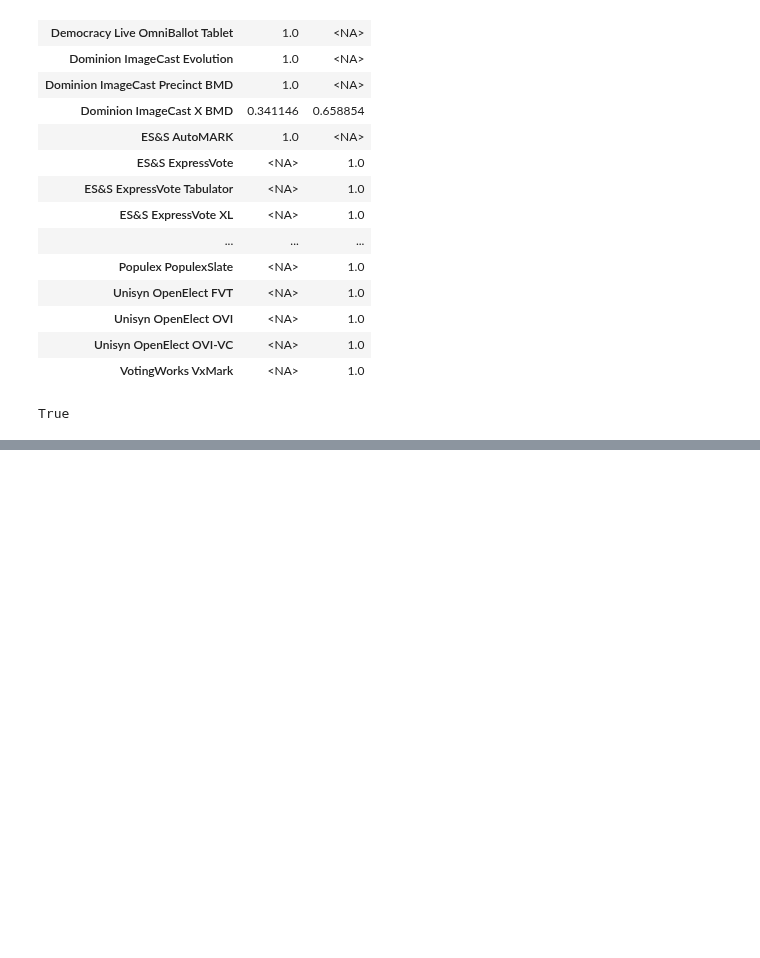
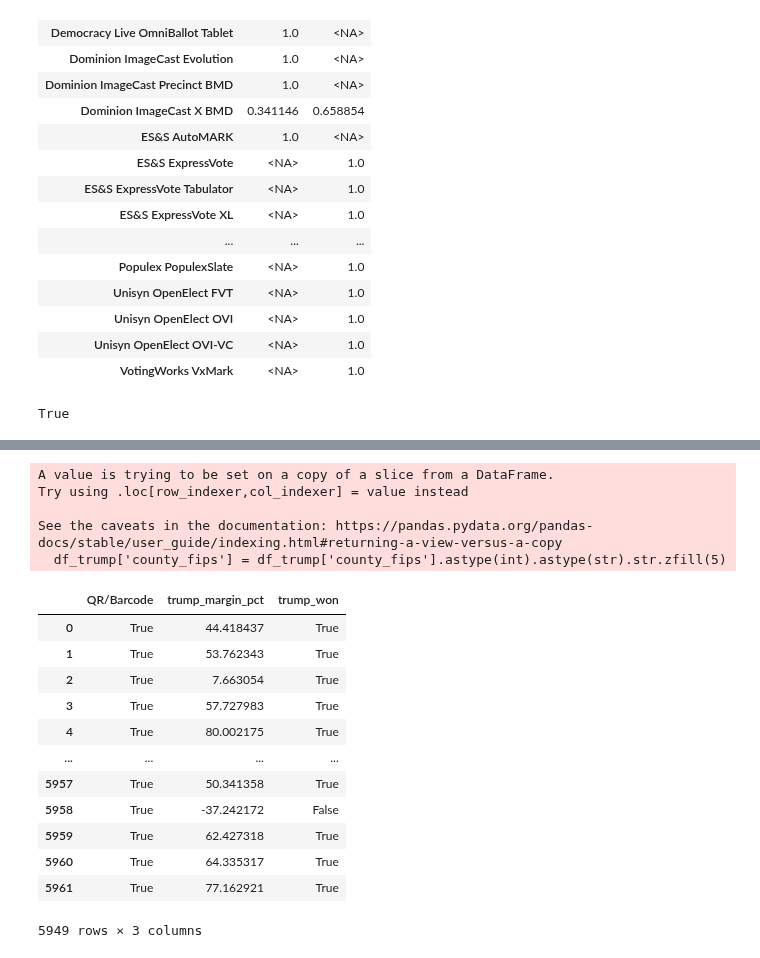
Before and after one commit to Bipartisan-Policy-Center/voting-equipment, a Jupyter notebook: qrcode_analysis.ipynb, the cells around one changed output, grey strips where cells are left out. Saved outputs shown, nothing was run; the diff lists cells and outputs as text; code cells hidden in the pictures; blank space fills up the shorter version.

Commit message:
bmd / trump

```diff
--- a/qrcode_analysis.ipynb
+++ b/qrcode_analysis.ipynb
@@ -226,0 +263,4 @@ plt.savefig('figs/bmd_barcode.png', dpi=300, bbox_inches='tight')
+# %%
+df_pres = pd.read_csv("pres_data/countypres_2000-2020.csv")
+df_pres = df_pres[df_pres["year"]==2020]
+df_pres["candidate"].unique()
@@ -226,0 +304,7 @@ plt.savefig('figs/bmd_barcode.png', dpi=300, bbox_inches='tight')
+# %%
+## CLEAN FIPS CODE OF BMD DATA FOR MATCHING
+
+df_bmd_2024 = df_bmd[df_bmd["Year"]==2024]
+df_bmd_2024["county_fips"] = df_bmd_2024["FIPS code"].str[:5] # removes extra string that would normally designate precinct
+df_bmd_2024['county_fips'] = df_bmd_2024['county_fips'].astype(str).str.zfill(5)
+df_bmd_2024.sample(2)
@@ -226,0 +326,36 @@ plt.savefig('figs/bmd_barcode.png', dpi=300, bbox_inches='tight')
+# %%
+## JOIN 2024 EQUIPMENT AND 2020 RESULTS DATA
+
+df_trump['county_fips'] = df_trump['county_fips'].astype(int).astype(str).str.zfill(5)
+
+df_merged = pd.merge(
+    df_bmd_2024,
+    df_trump,
+    left_on='county_fips',
+    right_on='county_fips',
+    how='left'
+)
+# %% [output]
+A value is trying to be set on a copy of a slice from a DataFrame.
+Try using .loc[row_indexer,col_indexer] = value instead
+
+See the caveats in the documentation: https://pandas.pydata.org/pandas-docs/stable/user_guide/indexing.html#returning-a-view-versus-a-copy
+  df_trump['county_fips'] = df_trump['county_fips'].astype(int).astype(str).str.zfill(5)
+# %%
+df_merged.dropna(subset=['trump_margin_pct'],inplace=True)
+df_merged['trump_won'] = df_merged['trump_margin_pct'] > 0
+df_merged[["QR/Barcode","trump_margin_pct","trump_won"]]
+# %% [output]
+|  | QR/Barcode | trump_margin_pct | trump_won |
+| 0 | True | 44.418437 | True |
+| 1 | True | 53.762343 | True |
+| 2 | True | 7.663054 | True |
+| 3 | True | 57.727983 | True |
+| 4 | True | 80.002175 | True |
+| ... | ... | ... | ... |
+| 5957 | True | 50.341358 | True |
+| 5958 | True | -37.242172 | False |
+| 5959 | True | 62.427318 | True |
+| 5960 | True | 64.335317 | True |
+| 5961 | True | 77.162921 | True |
+5949 rows × 3 columns
```
Also changed, not shown: parts of 7 cells of this notebook, 23 other files.
